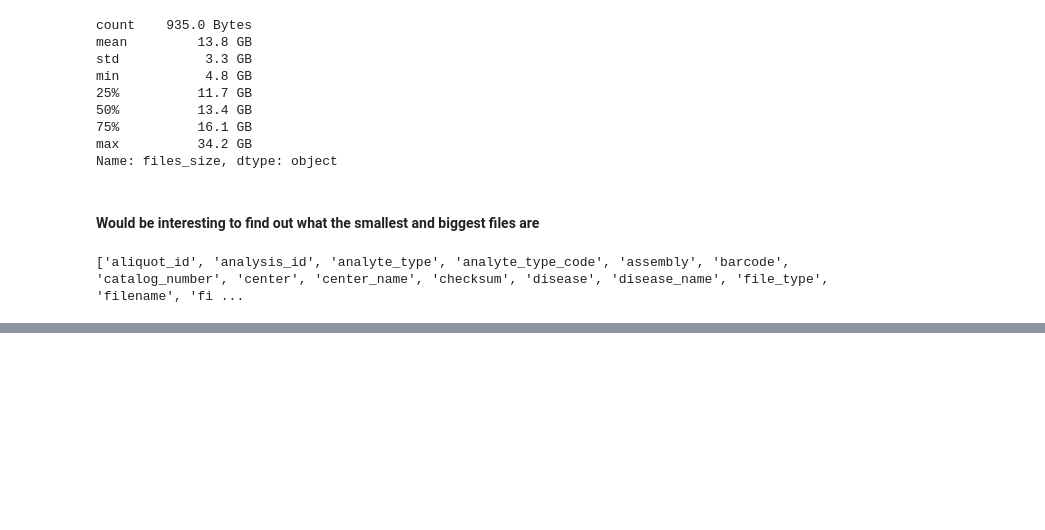
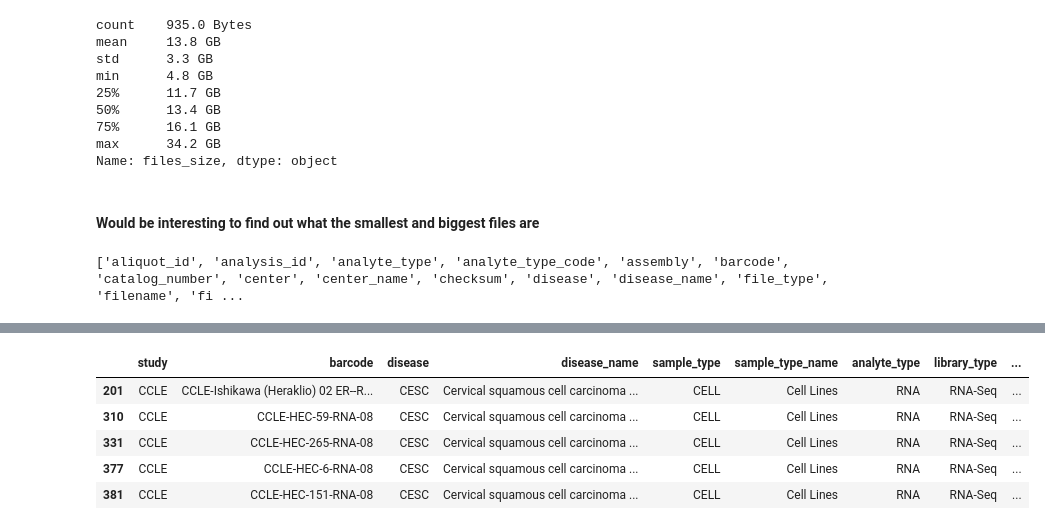
Before and after one commit to bcgsc/tasrkleat-TCGA-analysis-scripts, a Jupyter notebook: notebooks/CCLE-RNA-Seq.ipynb, the cells around one changed output, grey strips where cells are left out. Cells and saved outputs as stored; diff of their text form; code cells hidden in the pictures; blank space fills up the shorter version.

```diff
--- a/notebooks/CCLE-RNA-Seq.ipynb
+++ b/notebooks/CCLE-RNA-Seq.ipynb
@@ -99,0 +135,9 @@ sorted_ndf.ix[[0, 1, 2, sorted_ndf.shape[0]-1]][cols_to_show]
+# %%
+ndf[ndf.disease == 'CESC'].head()
+# %% [output]
+|  | study | barcode | disease | disease_name | sample_type | sample_type_name | analyte_type | library_type | ... |
+| 201 | CCLE | CCLE-Ishikawa (Heraklio) 02 ER--R... | CESC | Cervical squamous cell carcinoma ... | CELL | Cell Lines | RNA | RNA-Seq | ... |
+| 310 | CCLE | CCLE-HEC-59-RNA-08 | CESC | Cervical squamous cell carcinoma ... | CELL | Cell Lines | RNA | RNA-Seq | ... |
+| 331 | CCLE | CCLE-HEC-265-RNA-08 | CESC | Cervical squamous cell carcinoma ... | CELL | Cell Lines | RNA | RNA-Seq | ... |
+| 377 | CCLE | CCLE-HEC-6-RNA-08 | CESC | Cervical squamous cell carcinoma ... | CELL | Cell Lines | RNA | RNA-Seq | ... |
+| 381 | CCLE | CCLE-HEC-151-RNA-08 | CESC | Cervical squamous cell carcinoma ... | CELL | Cell Lines | RNA | RNA-Seq | ... |
```
Also changed, not shown: parts of 20 cells of this notebook, 1 other file.
